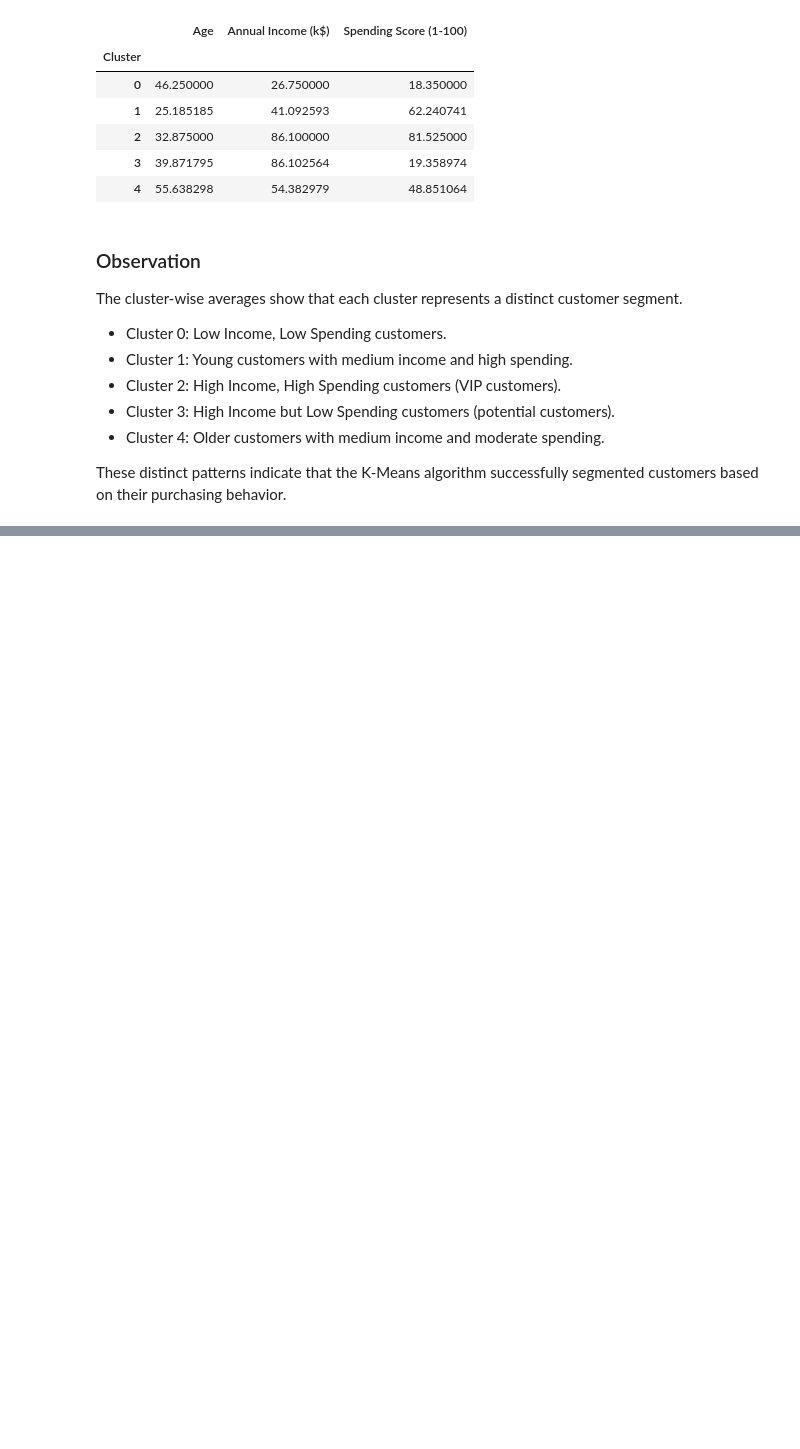
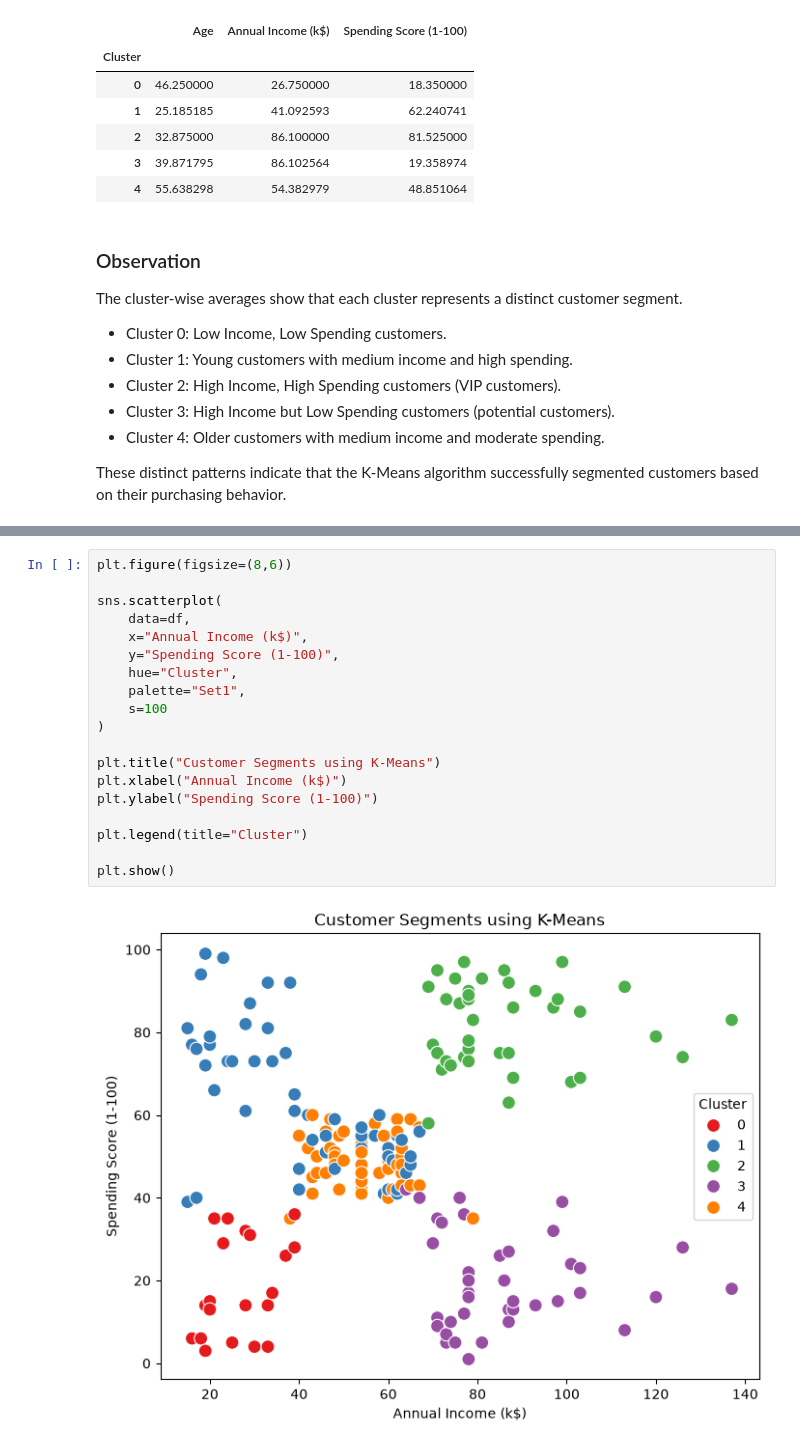
Before and after one commit to heydhwani/Assignment_5, a Jupyter notebook: notebooks/customer_segmentation.ipynb, the cells around one changed output, grey strips where cells are left out. Saved outputs shown, nothing was run; the diff lists cells and outputs as text; blank space fills up the shorter version.

Commit message:
clusters visualization done

```diff
--- a/notebooks/customer_segmentation.ipynb
+++ b/notebooks/customer_segmentation.ipynb
@@ -391,0 +398,21 @@ These distinct patterns indicate that the K-Means algorithm successfully segment
+# %%
+plt.figure(figsize=(8,6))
+
+sns.scatterplot(
+    data=df,
+    x="Annual Income (k$)",
+    y="Spending Score (1-100)",
+    hue="Cluster",
+    palette="Set1",
+    s=100
+)
+
+plt.title("Customer Segments using K-Means")
+plt.xlabel("Annual Income (k$)")
+plt.ylabel("Spending Score (1-100)")
+
+plt.legend(title="Cluster")
+
+plt.show()
+# %% [output]
+[figure, added]
```
Also changed, not shown: parts of 6 cells of this notebook.
